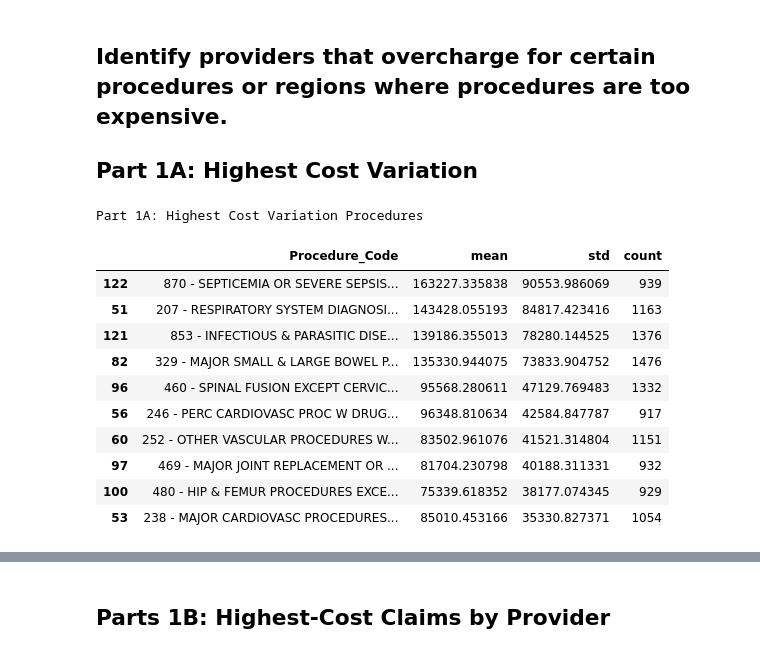
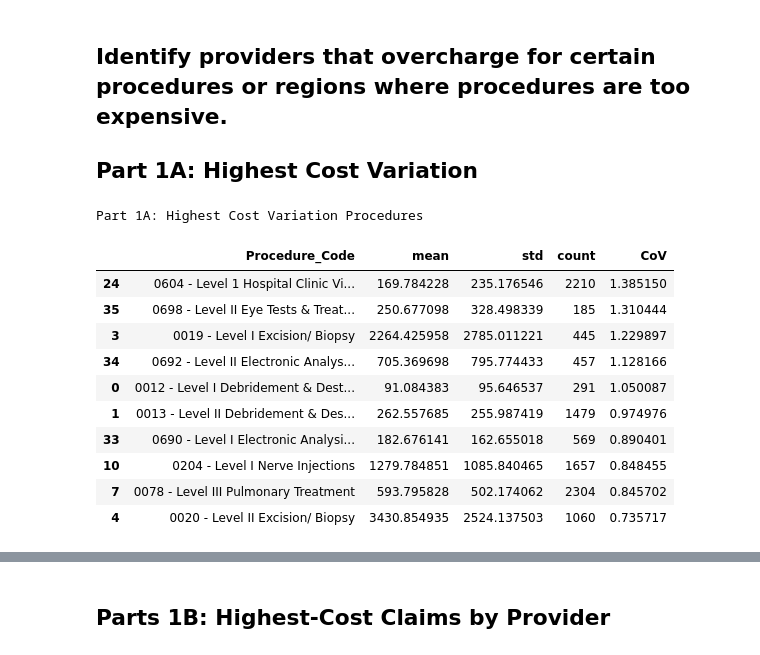
Before and after one commit to faizanasadkarim/Anomaly-claim-predication, a Jupyter notebook: medicare.ipynb, the cells around one changed output, grey strips where cells are left out. Drawn from its saved outputs; the diff is of its cells as text; code cells hidden in the pictures.

```diff
--- a/medicare.ipynb
+++ b/medicare.ipynb
@@ -312,21 +315,25 @@ plt.show()
 # %%
 combined_df = pd.concat([apc_df, drg_df], ignore_index=True)
 # %%
-# Calculate std for charges per procedure
-cost_variation = combined_sum_df.groupby('Procedure_Code')['Avg_Charge'].agg(['mean', 'std', 'count']).reset_index()
-cost_variation = cost_variation.sort_values(by='std', ascending=False)
+# Calculate coefficient of variation (CoV) for charges per procedure
+cost_variation = combined_df.groupby('Procedure_Code')['Avg_Charge'].agg(['mean', 'std', 'count']).reset_index()
+cost_variation['CoV'] = cost_variation['std'] / cost_variation['mean']
+cost_variation = cost_variation.sort_values(by='CoV', ascending=False)
+
+# Filter procedures with significant variation (CoV > 0.5)
+high_variation_procedures = cost_variation[cost_variation['CoV'] > 0.5]
 print("Part 1A: Highest Cost Variation Procedures")
-cost_variation.head(10)
+high_variation_procedures.head(10)
 # %% [output]
 Part 1A: Highest Cost Variation Procedures
-|  | Procedure_Code | mean | std | count |
-| 122 | 870 - SEPTICEMIA OR SEVERE SEPSIS... | 163227.335838 | 90553.986069 | 939 |
-| 51 | 207 - RESPIRATORY SYSTEM DIAGNOSI... | 143428.055193 | 84817.423416 | 1163 |
-| 121 | 853 - INFECTIOUS & PARASITIC DISE... | 139186.355013 | 78280.144525 | 1376 |
-| 82 | 329 - MAJOR SMALL & LARGE BOWEL P... | 135330.944075 | 73833.904752 | 1476 |
-| 96 | 460 - SPINAL FUSION EXCEPT CERVIC... | 95568.280611 | 47129.769483 | 1332 |
-| 56 | 246 - PERC CARDIOVASC PROC W DRUG... | 96348.810634 | 42584.847787 | 917 |
-| 60 | 252 - OTHER VASCULAR PROCEDURES W... | 83502.961076 | 41521.314804 | 1151 |
-| 97 | 469 - MAJOR JOINT REPLACEMENT OR ... | 81704.230798 | 40188.311331 | 932 |
-| 100 | 480 - HIP & FEMUR PROCEDURES EXCE... | 75339.618352 | 38177.074345 | 929 |
-| 53 | 238 - MAJOR CARDIOVASC PROCEDURES... | 85010.453166 | 35330.827371 | 1054 |
+|  | Procedure_Code | mean | std | count | CoV |
+| 24 | 0604 - Level 1 Hospital Clinic Vi... | 169.784228 | 235.176546 | 2210 | 1.385150 |
+| 35 | 0698 - Level II Eye Tests & Treat... | 250.677098 | 328.498339 | 185 | 1.310444 |
+| 3 | 0019 - Level I Excision/ Biopsy | 2264.425958 | 2785.011221 | 445 | 1.229897 |
+| 34 | 0692 - Level II Electronic Analys... | 705.369698 | 795.774433 | 457 | 1.128166 |
+| 0 | 0012 - Level I Debridement & Dest... | 91.084383 | 95.646537 | 291 | 1.050087 |
+| 1 | 0013 - Level II Debridement & Des... | 262.557685 | 255.987419 | 1479 | 0.974976 |
+| 33 | 0690 - Level I Electronic Analysi... | 182.676141 | 162.655018 | 569 | 0.890401 |
+| 10 | 0204 - Level I Nerve Injections | 1279.784851 | 1085.840465 | 1657 | 0.848455 |
+| 7 | 0078 - Level III Pulmonary Treatment | 593.795828 | 502.174062 | 2304 | 0.845702 |
+| 4 | 0020 - Level II Excision/ Biopsy | 3430.854935 | 2524.137503 | 1060 | 0.735717 |
```
Also changed, not shown: parts of 30 cells of this notebook, 1 other file.
